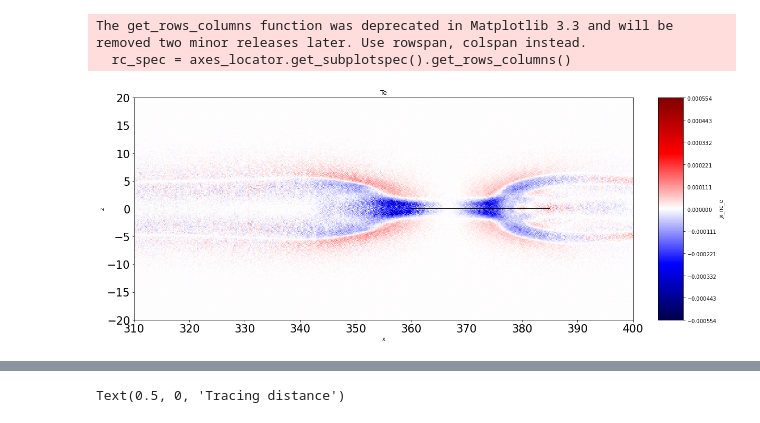
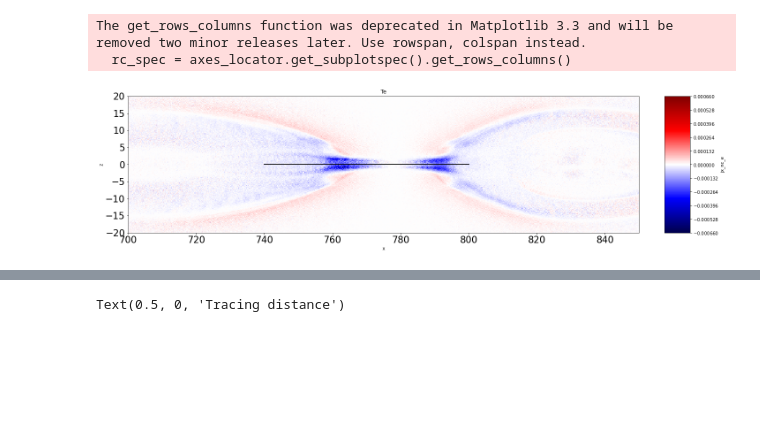
Before and after one commit to d0118dominic/notebooks, a Jupyter notebook: Rx_Evolution_JGR.ipynb, the cells around one changed output, grey strips where cells are left out. Cells and saved outputs as stored; diff of their text form; code cells hidden in the pictures; blank space fills up the shorter version.

```diff
--- a/Rx_Evolution_JGR.ipynb
+++ b/Rx_Evolution_JGR.ipynb
@@ -22,15 +22,12 @@ kB = constants.k
 #%config InlineBackend.figure_format = 'retina'
 # %%
  #Point to directory with the data
+project_dir1="~/UNH/data_m100/"  # 100 mass ratio
 project_dir4="~/UNH/data_m400/"  # 400 mass ratio
-project_dir1="~/UNH/data_m100/"  # 100 mass ratio
 
 # Point to single .xdmf file within directory for sim data
+run1 = project_dir1+"/pfd.xdmf"  # mi/me = 100
 run4 = project_dir4+"/pfd.xdmf"  # mi/me = 400
-run1 = project_dir1+"/pfd.xdmf"  # mi/me = 100
-
-# Loas data from a run
-vf = viscid.load_file(run1, force_reload=True)
 # %%
 def make_plot(time, run, fldnames=["jy"], **kwargs):
     fig, ax = plt.subplots(len(fldnames), 1, figsize=(50,3*len(fldnames)))
@@ -433,7 +406,9 @@ Text(0.5, 0, 't')
 # %%
 
-vf = viscid.load_file(run1, force_reload=True)
-run = run1 #run1 or run4
+run = run4 #run1 or run4
+
+vf = viscid.load_file(run4, force_reload=True)
+
 t = 16
 vf.activate_time(t)
 a = vf["hx_fc"]
@@ -558,0 +520,21 @@ JEe = jx_e*Ex + jy_e*Ey + jz_e*Ez
+# %%
+
+viscid.calculator.evaluator.enabled = True
+#v = S['v']
+#speed = viscid.magnitude(v)
+#lw = 4 * speed / speed.max()
+
+
+fld = fld['y=0j']
+
+vlt.plot(E_prime['x'], cmap = "seismic", symmetric = "True",cbarlabel="S")
+plt.xlim(700,850)
+plt.ylim(-40,40)
+
+
+vlt.streamplot(S, arrowsize=2, density=20, color='k')
+
+plt.xlim(700,850)
+plt.ylim(-40,40)
+
+vlt.show()
@@ -561,36 +577,36 @@ JEe = jx_e*Ex + jy_e*Ey + jz_e*Ez
 
 #pt0 = (pts1[t], 0, -20) # x,y,z coords for beginning and end of a line in domain
 #pt1 = (pts1[t], 0, 20)
-pt0 = (360, 0, 0) # x,y,z coords for beginning and end of a line in domain
-pt1 = (385, 0, 0)
+pt0 = (740, 0, 0) # x,y,z coords for beginning and end of a line in domain
+pt1 = (800, 0, 0)
 npts = 1000         # number of measurements along line between pt0 and pt1
 #frame = 80
 seeds = viscid.seed.Line(pt0, pt1, npts)
 seed_pts = seeds.get_points()
 fnt = 21 #axis fontsizes
 
 
 # Make colorplot
 plt.figure(figsize=(20,7))
 plt.subplot(1,1,1)
 vlt.plot(JEx, cmap = "seismic", symmetric = True, title = 'Te')
 plt.axis("image")
-plt.xlim(310,400)
+plt.xlim(700,850)
 plt.ylim(-20,20)
 plt.xticks(fontsize=fnt)
 plt.yticks(fontsize=fnt)
 
 
 
 
 plt.plot(seed_pts[0,:], seed_pts[2,:], color = 'k')
 
 
 
 
 vlt.tighten() #No idea what this does
 # %% [output]
 The get_rows_columns function was deprecated in Matplotlib 3.3 and will be removed two minor releases later. Use rowspan, colspan instead.
   rc_spec = axes_locator.get_subplotspec().get_rows_columns()
-[figure, old version]
+[figure, new version]
 # %%
```
Also changed, not shown: parts of 12 cells of this notebook.
